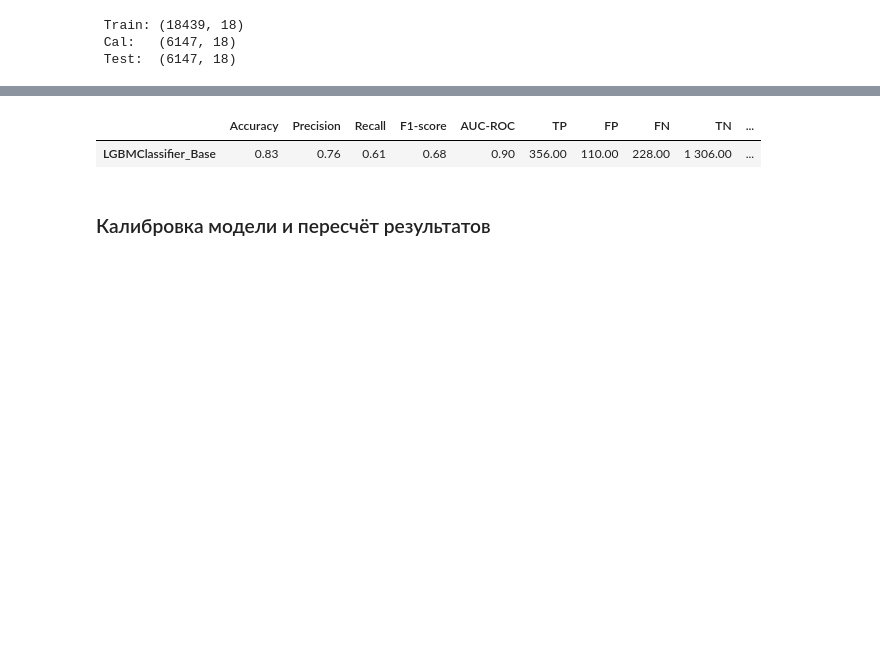
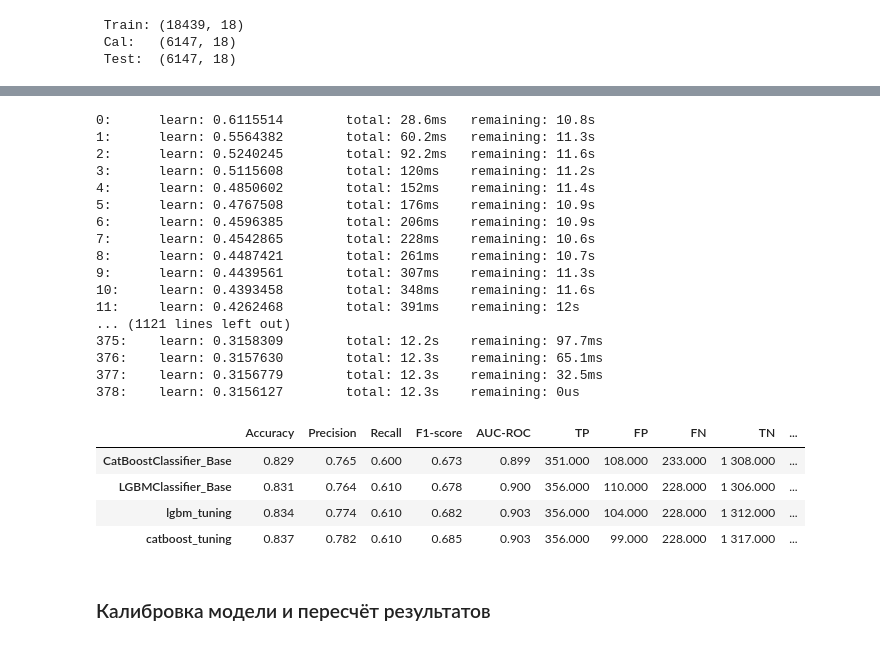
Before and after one commit to MEYakunin/Sprint17_Booking_Cancellation_Predict, a Jupyter notebook: Sprint17_Booking_Cancellation_Predict.ipynb, the cells around one changed output, grey strips where cells are left out. Saved outputs shown, nothing was run; the diff lists cells and outputs as text; code cells hidden in the pictures; blank space fills up the shorter version.

```diff
--- a/Sprint17_Booking_Cancellation_Predict.ipynb
+++ b/Sprint17_Booking_Cancellation_Predict.ipynb
@@ -820,7 +878,7 @@ y = df_merge_booking['booking_status'].map(label_map)
 # Разделяем данные на Обучающую, калибровочную и тестовую выборки
 X_train_cal, X_test, y_train_cal, y_test = train_test_split(
     X, y,
-    test_size=0.2,
+    test_size=TEST_SIZE,
     random_state=RANDOM_STATE,
     stratify=y
 )
@@ -883,9 +942,7 @@ def metrics_calc(y_true, y_pred, y_proba):
     tn, fp, fn, tp = confusion_matrix(y_true, y_pred).ravel()
 
     # Расчет экономического эффекта
-    cost_fp = 7000
-    lost_rev = 64500
-    economic_loss = (fp * cost_fp) + (fn*lost_rev)
+    economic_loss = (fp * COST_FP) + (fn * LOST_REV)
 
     metrics = {
         'Accuracy': accuracy_score(y_true, y_pred),
@@ -1031,8 +1098,3 @@ And if memory is not enough, you can set `force_col_wise=true`.
 [LightGBM] [Info] Number of data points in the train set: 12293, number of used features: 90
 [LightGBM] [Info] [binary:BoostFromScore]: pavg=0.287969 -> initscore=-0.905270
 [LightGBM] [Info] Start training from score -0.905270
-# %%
-metrics_result_df
-# %% [output]
-|  | Accuracy | Precision | Recall | F1-score | AUC-ROC | TP | FP | FN | TN | ... |
-| LGBMClassifier_Base | 0.83 | 0.76 | 0.61 | 0.68 | 0.90 | 356.00 | 110.00 | 228.00 | 1 306.00 | ... |
@@ -1039,3 +1177,61 @@ metrics_result_df
+# %%
+# Запускем оптимизацию моделей
+for name in MODEL_CONFIGS:
+    study = optuna.create_study(
+        direction='maximize',
+        sampler=optuna.samplers.TPESampler(seed=RANDOM_STATE),
+        study_name=f'{name}_tuning',
+        pruner=MedianPruner(n_startup_trials=5, n_warmup_steps=10)
+    )
+    study.optimize(
+        lambda trial, n=name: objective(trial, n, X_train, y_train),
+        n_trials=15,
+        n_jobs=-1,
+        show_progress_bar=False
+    )
+
+    MODEL_CONFIGS[name]['best_params'] = study.best_params
+    MODEL_CONFIGS[name]['best_score'] = study.best_value
+# %%
+# Обучение оптимизированных моделей
+for name in MODEL_CONFIGS:
+    pipe =clone(MODEL_CONFIGS[name]['class'])
+    pipe.set_params(
+        **{f'model__{k}': v for k, v in MODEL_CONFIGS[name]['best_params'].items()}
+    )
+
+    fit_predict_cv(
+        pipe,
+        f'{name}_tuning',
+        X_train,
+        y_train,
+        metrics_result_df
+    )
+
+display(metrics_result_df)
+# %% [output]
+0:      learn: 0.6115514        total: 28.6ms   remaining: 10.8s
+1:      learn: 0.5564382        total: 60.2ms   remaining: 11.3s
+2:      learn: 0.5240245        total: 92.2ms   remaining: 11.6s
+3:      learn: 0.5115608        total: 120ms    remaining: 11.2s
+4:      learn: 0.4850602        total: 152ms    remaining: 11.4s
+5:      learn: 0.4767508        total: 176ms    remaining: 10.9s
+6:      learn: 0.4596385        total: 206ms    remaining: 10.9s
+7:      learn: 0.4542865        total: 228ms    remaining: 10.6s
+8:      learn: 0.4487421        total: 261ms    remaining: 10.7s
+9:      learn: 0.4439561        total: 307ms    remaining: 11.3s
+10:     learn: 0.4393458        total: 348ms    remaining: 11.6s
+11:     learn: 0.4262468        total: 391ms    remaining: 12s
+... (1121 lines left out)
+375:    learn: 0.3158309        total: 12.2s    remaining: 97.7ms
+376:    learn: 0.3157630        total: 12.3s    remaining: 65.1ms
+377:    learn: 0.3156779        total: 12.3s    remaining: 32.5ms
+378:    learn: 0.3156127        total: 12.3s    remaining: 0us
+|  | Accuracy | Precision | Recall | F1-score | AUC-ROC | TP | FP | FN | TN | ... |
+| CatBoostClassifier_Base | 0.829 | 0.765 | 0.600 | 0.673 | 0.899 | 351.000 | 108.000 | 233.000 | 1 308.000 | ... |
+| LGBMClassifier_Base | 0.831 | 0.764 | 0.610 | 0.678 | 0.900 | 356.000 | 110.000 | 228.000 | 1 306.000 | ... |
+| lgbm_tuning | 0.834 | 0.774 | 0.610 | 0.682 | 0.903 | 356.000 | 104.000 | 228.000 | 1 312.000 | ... |
+| catboost_tuning | 0.837 | 0.782 | 0.610 | 0.685 | 0.903 | 356.000 | 99.000 | 228.000 | 1 317.000 | ... |
 # %% [markdown]
 ### Калибровка модели и пересчёт результатов
 # %% [markdown]
```
Also changed, not shown: parts of 12 cells of this notebook, 4 other files.
